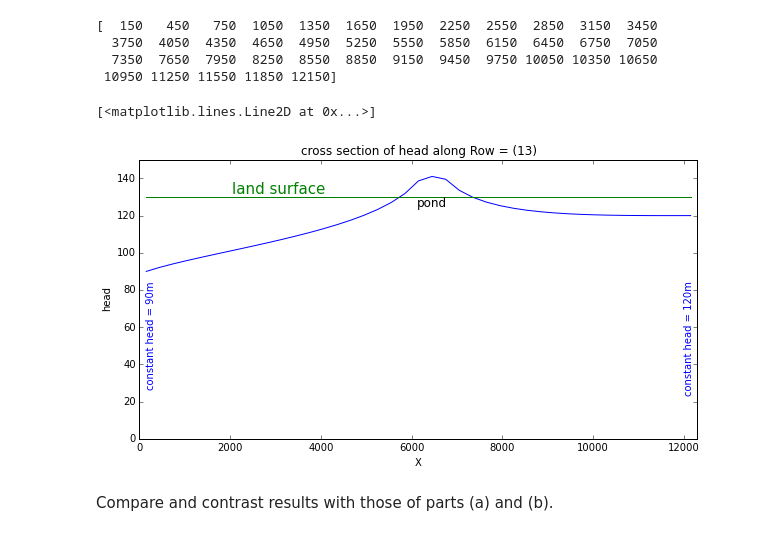
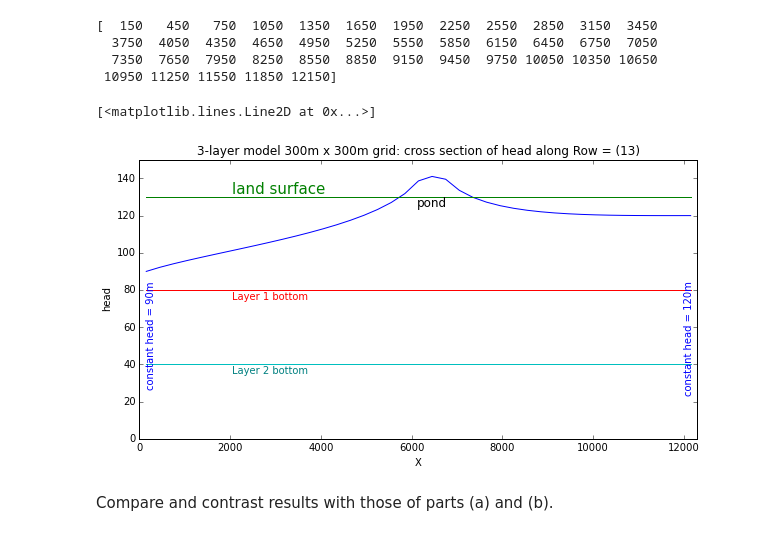
Before and after one commit to Applied-Groundwater-Modeling-2nd-Ed/Chapter_5_problems-1, a Jupyter notebook: P5.3_Flopy_Industrial_pond.ipynb, the cells around one changed output. Cells and saved outputs as stored; diff of their text form; code cells hidden in the pictures.

Commit message:
added X-sections to all parts

```diff
--- a/P5.3_Flopy_Industrial_pond.ipynb
+++ b/P5.3_Flopy_Industrial_pond.ipynb
@@ -892,21 +970,25 @@ print XCOORD
 # %%
 fig = plt.figure(figsize=(10, 5))
 ax = fig.add_subplot(1, 1, 1)
-TITLE =  'cross section of head along Row = ({0})'.format(ROW) #this allows the title to be updated as ROW changes
+TITLE =  '3-layer model 300m x 300m grid: cross section of head along Row = ({0})'.format(ROW) #this allows the title to be updated as ROW changes
 ax.set_title(TITLE)
 ax.set_xlabel('X')
 ax.set_ylabel('head')
 ax.set_xlim(0, 12300.)
 ax.set_ylim(0.,150.)
 ax.text(6150,125, r"pond", fontsize=12, color="black")
 ax.text(2030,132, r"land surface", fontsize=15, color="green")
+ax.text(2030,75, r"Layer 1 bottom", fontsize=10, color="red")
+ax.text(2030,35, r"Layer 2 bottom", fontsize=10, color="teal")
 ax.text(12000, 80, r"constant head = 120m", fontsize=10, color="blue",rotation='vertical')
 ax.text(150, 80, r"constant head = 90m", fontsize=10, color="blue",rotation='vertical')
 ax.plot(XCOORD, Y)
 ax.plot(XCOORD, XCOORD*0+130) #land surface
+ax.plot(XCOORD, XCOORD*0+80) #Bottom of Layer 1
+ax.plot(XCOORD, XCOORD*0+40) #Bottom of Layer 2
 # %% [output]
 [<matplotlib.lines.Line2D at 0x...>]
-[figure, old version]
+[figure, new version]
 # %% [markdown]
 Compare and contrast results with those of parts (a) and (b).
 # %% [markdown]
```
Also changed, not shown: parts of 9 cells of this notebook.
